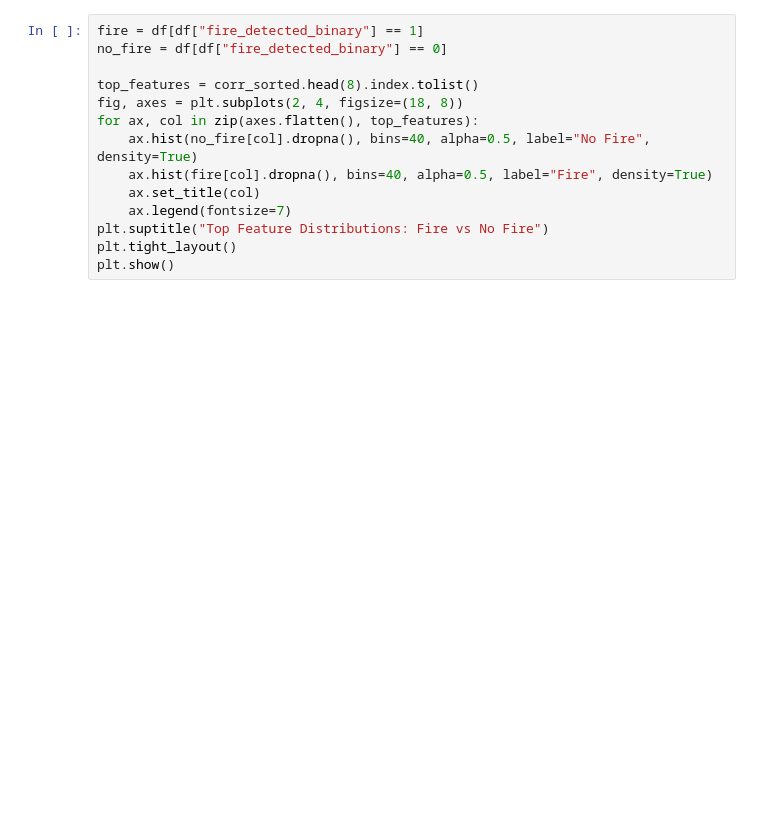
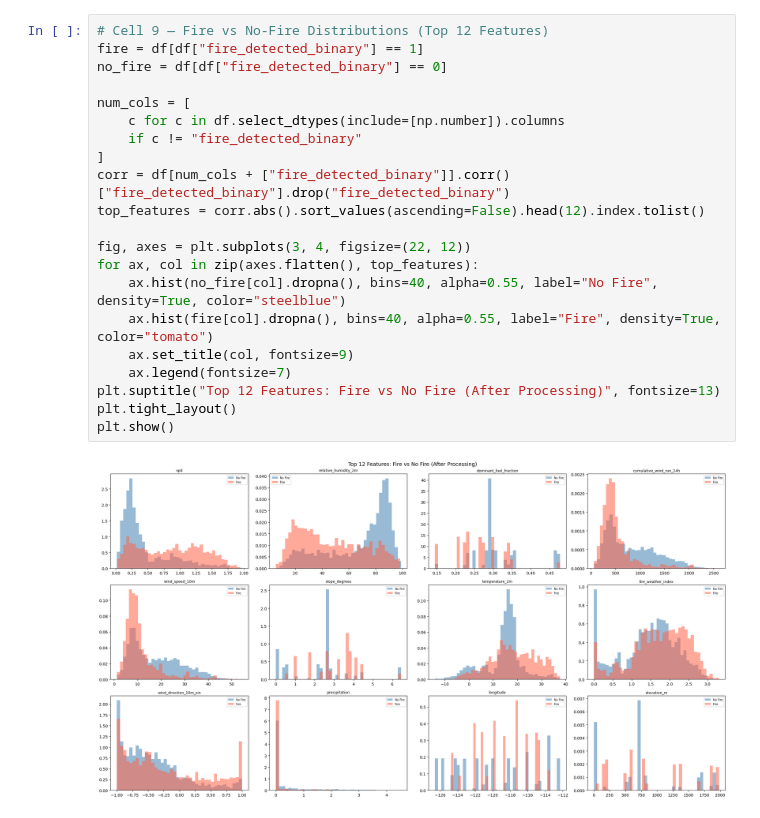
Before and after one commit to Scofe-C/wildfire_detection, a Jupyter notebook: model-pipeline/experimentation/california.ipynb, the cells around one changed output. Saved outputs shown, nothing was run; the diff lists cells and outputs as text; blank space fills up the shorter version.

```diff
--- a/model-pipeline/experimentation/california.ipynb
+++ b/model-pipeline/experimentation/california.ipynb
@@ -63,15 +276,24 @@ plt.show()
 # %%
+# Cell 9 — Fire vs No-Fire Distributions (Top 12 Features)
 fire = df[df["fire_detected_binary"] == 1]
 no_fire = df[df["fire_detected_binary"] == 0]
 
-top_features = corr_sorted.head(8).index.tolist()
-fig, axes = plt.subplots(2, 4, figsize=(18, 8))
+num_cols = [
+    c for c in df.select_dtypes(include=[np.number]).columns
+    if c != "fire_detected_binary"
+]
+corr = df[num_cols + ["fire_detected_binary"]].corr()["fire_detected_binary"].drop("fire_detected_binary")
+top_features = corr.abs().sort_values(ascending=False).head(12).index.tolist()
+
+fig, axes = plt.subplots(3, 4, figsize=(22, 12))
 for ax, col in zip(axes.flatten(), top_features):
-    ax.hist(no_fire[col].dropna(), bins=40, alpha=0.5, label="No Fire", density=True)
-    ax.hist(fire[col].dropna(), bins=40, alpha=0.5, label="Fire", density=True)
-    ax.set_title(col)
+    ax.hist(no_fire[col].dropna(), bins=40, alpha=0.55, label="No Fire", density=True, color="steelblue")
+    ax.hist(fire[col].dropna(), bins=40, alpha=0.55, label="Fire", density=True, color="tomato")
+    ax.set_title(col, fontsize=9)
     ax.legend(fontsize=7)
-plt.suptitle("Top Feature Distributions: Fire vs No Fire")
+plt.suptitle("Top 12 Features: Fire vs No Fire (After Processing)", fontsize=13)
 plt.tight_layout()
 plt.show()
+# %% [output]
+[figure, added]
 # %%
```
Also changed, not shown: parts of 21 cells of this notebook, 4 other files.
